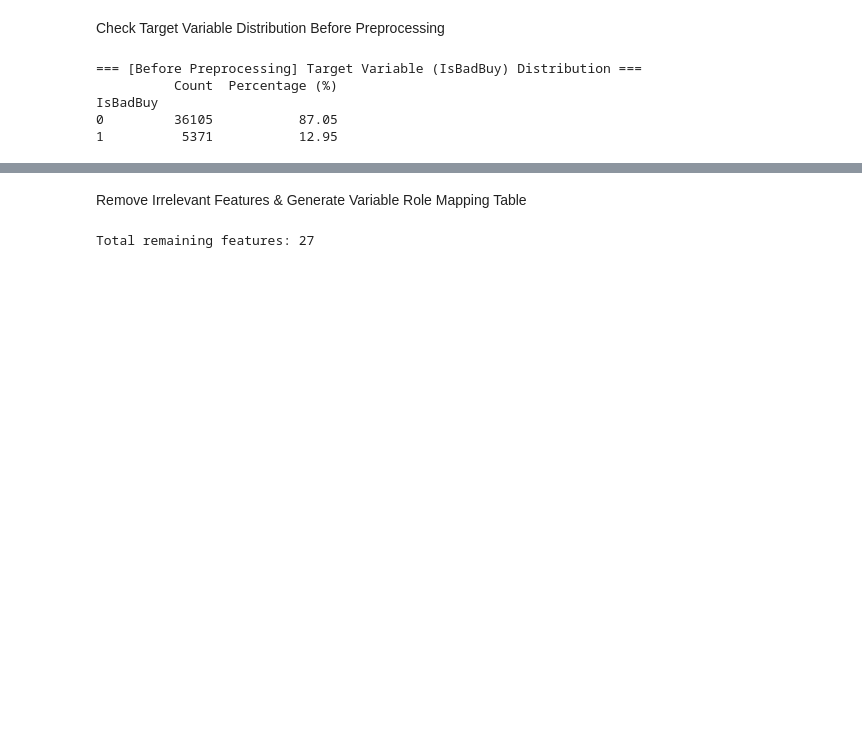
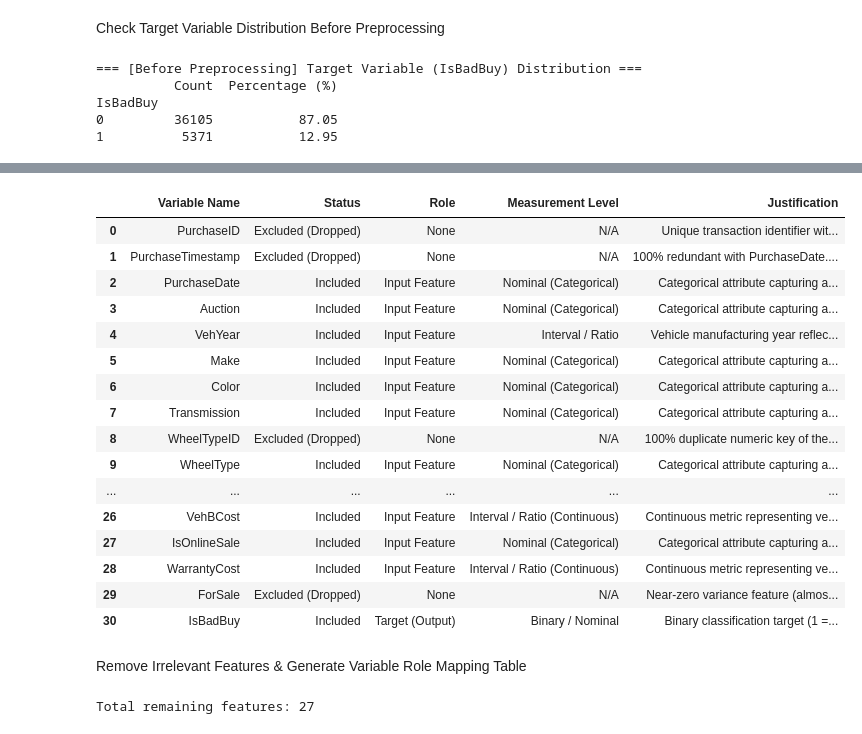
Before and after one commit to michaelk3984/03G-IFQ580, a Jupyter notebook: Team 03G IFQ580 Assignment 1.ipynb, the cells around one changed output, grey strips where cells are left out. Saved outputs shown, nothing was run; the diff lists cells and outputs as text; code cells hidden in the pictures; blank space fills up the shorter version.

Commit message:
Update Team 03G IFQ580 Assignment 1.ipynb
updated removing columns

```diff
--- a/Team 03G IFQ580 Assignment 1.ipynb
+++ b/Team 03G IFQ580 Assignment 1.ipynb
@@ -55,8 +60,9 @@ Data Cleaning (Replace Missing Markers and Convert Data Types)
 # %%
-# 1. Replace special character missing value markers '?' with NaN
-df_cleaned = df.replace('?', np.nan)
+# Drop redundant or non-informative columns from the working dataframe
+cols_to_drop = ['PurchaseID', 'PurchaseTimestamp', 'WheelTypeID', 'ForSale']
+df_cleaned = df.drop(columns=cols_to_drop)
 
-# 2. Define numeric features requiring conversion to float/int
+# Define list of numeric price/valuation variables for classification
 numeric_cols = [
     'VehOdo', 'VehBCost', 'WarrantyCost',
     'MMRAcquisitionAuctionAveragePrice', 'MMRAcquisitionAuctionCleanPrice',
@@ -66,16 +72,70 @@ numeric_cols = [
     'MMRCurrentRetailRatio'
 ]
 
-# Convert columns to numeric, coercing invalid entries to NaN
-for col in numeric_cols:
-    df_cleaned[col] = pd.to_numeric(df_cleaned[col], errors='coerce')
+# Generate comprehensive metadata table for ALL 31 original variables (Included & Excluded)
+all_variable_roles = []
 
-# 3. Standardize categorical string formats (e.g., Transmission)
-df_cleaned['Transmission'] = df_cleaned['Transmission'].str.upper()
+for col in df.columns:
+    if col in cols_to_drop:
+        status = 'Excluded (Dropped)'
+        role = 'None'
+        level = 'N/A'
+        if col == 'PurchaseID':
+            justification = 'Unique transaction identifier with high cardinality. Holds zero predictive capability.'
+        elif col == 'PurchaseTimestamp':
+            justification = '100% redundant with PurchaseDate. Exact timestamp introduces noise without predictive value.'
+        elif col == 'WheelTypeID':
+            justification = '100% duplicate numeric key of the categorical feature WheelType.'
+        elif col == 'ForSale':
+            justification = 'Near-zero variance feature (almost all values are Yes). Provides no discrimination power.'
 
-# 4. Clean IsOnlineSale variable (retain valid 0/1 binary values, map outliers to mode 0.0)
-df_cleaned['IsOnlineSale'] = pd.to_numeric(df_cleaned['IsOnlineSale'], errors='coerce')
-df_cleaned['IsOnlineSale'] = df_cleaned['IsOnlineSale'].apply(lambda x: x if x in [0.0, 1.0] else 0.0)
+    elif col == 'IsBadBuy':
+        status = 'Included'
+        role = 'Target (Output)'
+        level = 'Binary / Nominal'
+        justification = 'Binary classification target (1 = Kick / Bad Buy, 0 = Normal purchase).'
 
-print("Data cleaning and type conversions completed successfully.")
+    elif col in numeric_cols:
+        status = 'Included'
+        role = 'Input Feature'
+        level = 'Interval / Ratio (Continuous)'
+        justification = 'Continuous metric representing vehicle mileage, purchase cost, warranty, or MMR benchmark valuation.'
+
+    elif col == 'Size':
+        status = 'Included'
+        role = 'Input Feature'
+        level = 'Ordinal'
+        justification = 'Categorical feature with inherent logical ordering (e.g., COMPACT < MIDSIZE < LARGE).'
+
+    elif col == 'VehYear':
+        status = 'Included'
+        role = 'Input Feature'
+        level = 'Interval / Ratio'
+        justification = 'Vehicle manufacturing year reflecting age-related depreciation and vehicle generation.'
+
+    else:
+        status = 'Included'
+        role = 'Input Feature'
+        level = 'Nominal (Categorical)'
+        justification = 'Categorical attribute capturing auction house, make, color, region, or guarantee risk.'
+
+    all_variable_roles.append({
+        'Variable Name': col,
+        'Status': status,
+        'Role': role,
+        'Measurement Level': level,
+        'Justification': justification
+    })
+
+# Render complete justification table in Jupyter Notebook
+justification_df = pd.DataFrame(all_variable_roles)
+
+print(f"Total Original Variables: {len(df.columns)}")
+print(f"Included Features for Modelling: {len(df_cleaned.columns)}")
+print(f"Excluded Variables: {len(cols_to_drop)}")
+
+# Display the entire table (set max_rows to display all 31 variables)
+pd.set_option('display.max_rows', 35)
+pd.set_option('display.max_colwidth', None)
+justification_df
 # %% [output]
@@ -83,3 +145,20 @@ Data cleaning and type conversions completed successfully.
+|  | Variable Name | Status | Role | Measurement Level | Justification |
+| 0 | PurchaseID | Excluded (Dropped) | None | N/A | Unique transaction identifier wit... |
+| 1 | PurchaseTimestamp | Excluded (Dropped) | None | N/A | 100% redundant with PurchaseDate.... |
+| 2 | PurchaseDate | Included | Input Feature | Nominal (Categorical) | Categorical attribute capturing a... |
+| 3 | Auction | Included | Input Feature | Nominal (Categorical) | Categorical attribute capturing a... |
+| 4 | VehYear | Included | Input Feature | Interval / Ratio | Vehicle manufacturing year reflec... |
+| 5 | Make | Included | Input Feature | Nominal (Categorical) | Categorical attribute capturing a... |
+| 6 | Color | Included | Input Feature | Nominal (Categorical) | Categorical attribute capturing a... |
+| 7 | Transmission | Included | Input Feature | Nominal (Categorical) | Categorical attribute capturing a... |
+| 8 | WheelTypeID | Excluded (Dropped) | None | N/A | 100% duplicate numeric key of the... |
+| 9 | WheelType | Included | Input Feature | Nominal (Categorical) | Categorical attribute capturing a... |
+| ... | ... | ... | ... | ... | ... |
+| 26 | VehBCost | Included | Input Feature | Interval / Ratio (Continuous) | Continuous metric representing ve... |
+| 27 | IsOnlineSale | Included | Input Feature | Nominal (Categorical) | Categorical attribute capturing a... |
+| 28 | WarrantyCost | Included | Input Feature | Interval / Ratio (Continuous) | Continuous metric representing ve... |
+| 29 | ForSale | Excluded (Dropped) | None | N/A | Near-zero variance feature (almos... |
+| 30 | IsBadBuy | Included | Target (Output) | Binary / Nominal | Binary classification target (1 =... |
 # %% [markdown]
 Remove Irrelevant Features & Generate Variable Role Mapping Table
 # %%
```
Also changed, not shown: parts of 3 cells of this notebook.
